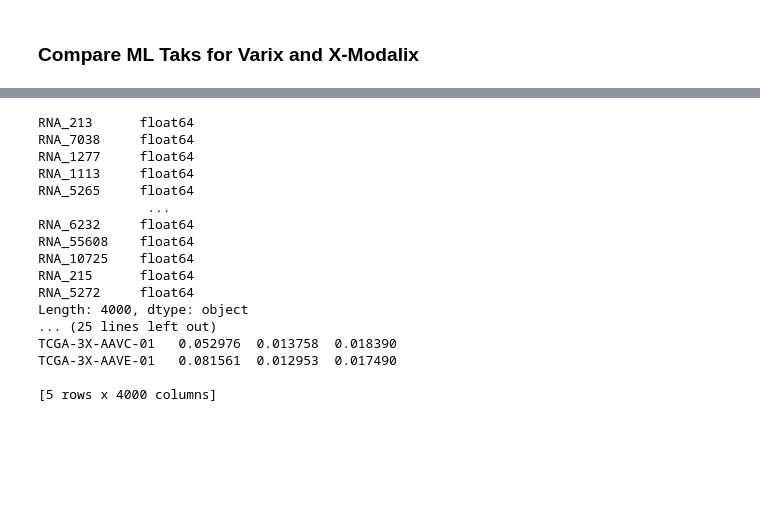
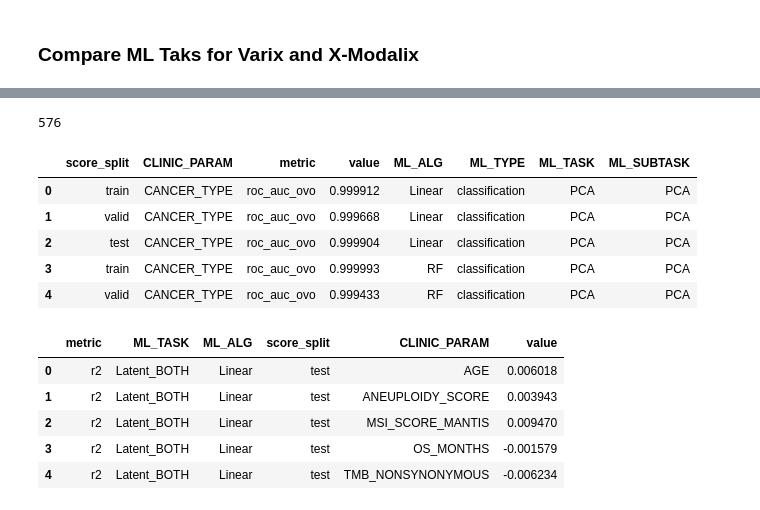
Before and after one commit to jan-forest/autoencodix-reproducibility, a Jupyter notebook: exp6-sandbox.ipynb, the cells around one changed output, grey strips where cells are left out. Drawn from its saved outputs; the diff is of its cells as text; code cells hidden in the pictures; blank space fills up the shorter version.

```diff
--- a/exp6-sandbox.ipynb
+++ b/exp6-sandbox.ipynb
@@ -510,21 +97,14 @@ del meth_to_rna_df["shape"]
-# %%
-print(meth_to_rna_df.dtypes)
-print(meth_to_rna_df.head())
-# %% [output]
-RNA_213      float64
-RNA_7038     float64
-RNA_1277     float64
-RNA_1113     float64
-RNA_5265     float64
-              ...
-RNA_6232     float64
-RNA_55608    float64
-RNA_10725    float64
-RNA_215      float64
-RNA_5272     float64
-Length: 4000, dtype: object
-... (25 lines left out)
-TCGA-3X-AAVC-01   0.052976  0.013758  0.018390
-TCGA-3X-AAVE-01   0.081561  0.012953  0.017490
-
-[5 rows x 4000 columns]
+# %%
+144 + 144 + 144 +144
+# %% [output]
+576
+# %%
+concated_df = pd.concat([xml_df, vml_df]).reset_index(drop=True)
+concated_df.head()
+# %% [output]
+|  | score_split | CLINIC_PARAM | metric | value | ML_ALG | ML_TYPE | ML_TASK | ML_SUBTASK |
+| 0 | train | CANCER_TYPE | roc_auc_ovo | 0.999912 | Linear | classification | PCA | PCA |
+| 1 | valid | CANCER_TYPE | roc_auc_ovo | 0.999668 | Linear | classification | PCA | PCA |
+| 2 | test | CANCER_TYPE | roc_auc_ovo | 0.999904 | Linear | classification | PCA | PCA |
+| 3 | train | CANCER_TYPE | roc_auc_ovo | 0.999993 | RF | classification | PCA | PCA |
+| 4 | valid | CANCER_TYPE | roc_auc_ovo | 0.999433 | RF | classification | PCA | PCA |
@@ -530,0 +116,9 @@ TCGA-3X-AAVE-01   0.081561  0.012953  0.017490
+# %%
+ml_df.head()
+# %% [output]
+|  | metric | ML_TASK | ML_ALG | score_split | CLINIC_PARAM | value |
+| 0 | r2 | Latent_BOTH | Linear | test | AGE | 0.006018 |
+| 1 | r2 | Latent_BOTH | Linear | test | ANEUPLOIDY_SCORE | 0.003943 |
+| 2 | r2 | Latent_BOTH | Linear | test | MSI_SCORE_MANTIS | 0.009470 |
+| 3 | r2 | Latent_BOTH | Linear | test | OS_MONTHS | -0.001579 |
+| 4 | r2 | Latent_BOTH | Linear | test | TMB_NONSYNONYMOUS | -0.006234 |
```
Also changed, not shown: parts of 20 cells of this notebook, 5 other files.
